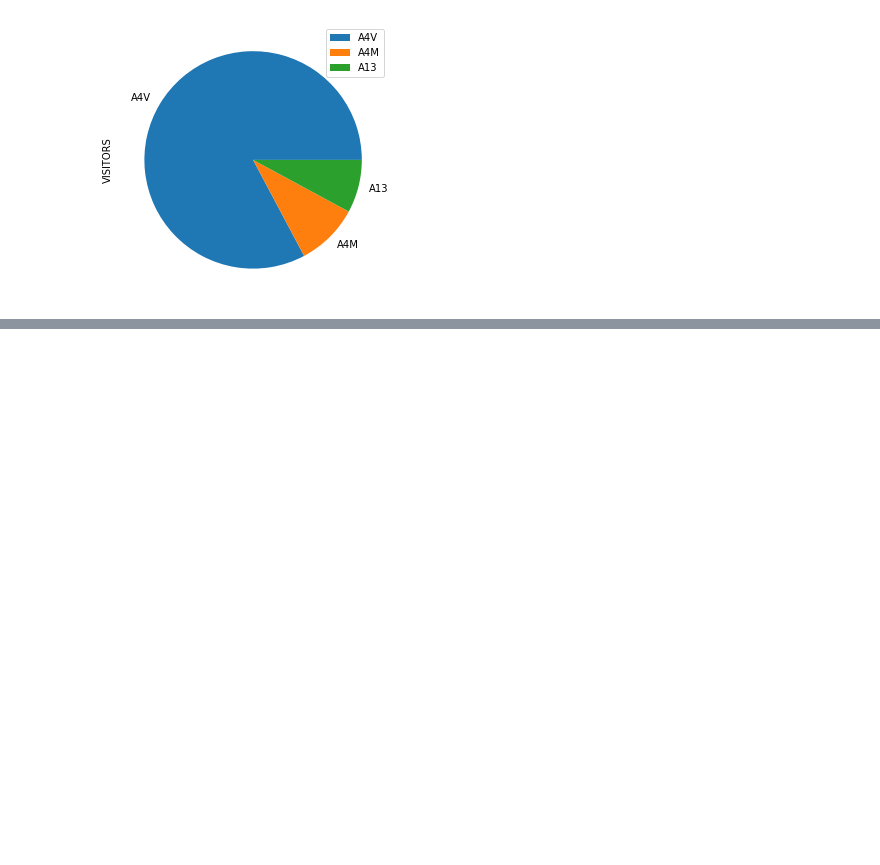
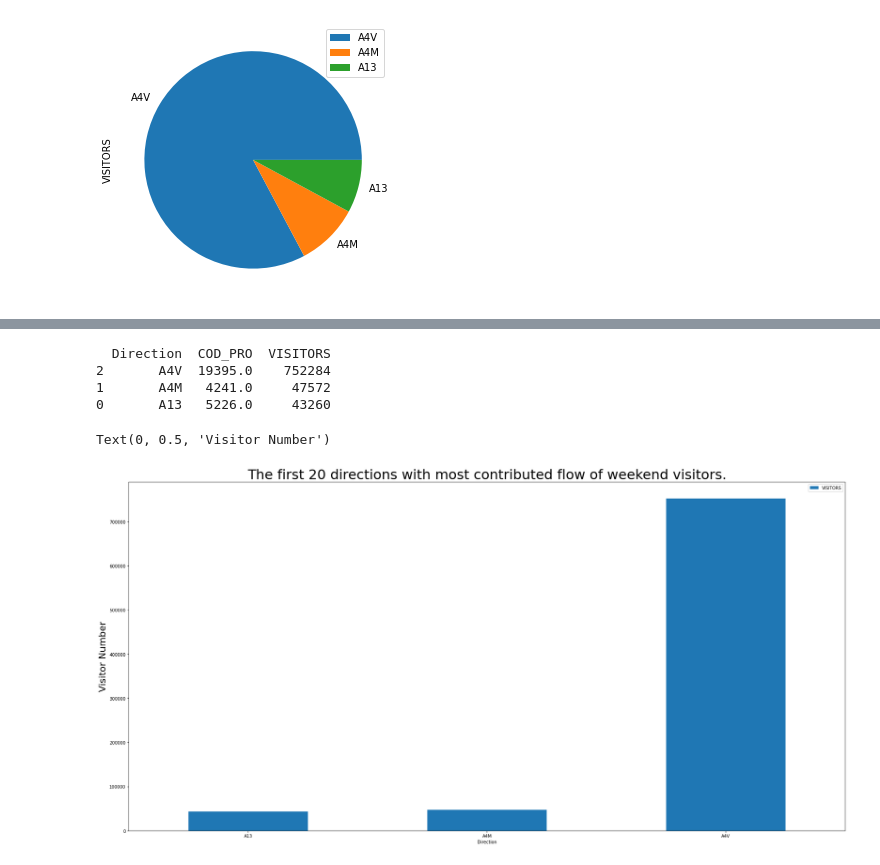
Before and after one commit to mustafaAlgun/Vodafone-Connection-Project, a Jupyter notebook: Project-checkpoint.ipynb, the cells around one changed output, grey strips where cells are left out. Saved outputs shown, nothing was run; the diff lists cells and outputs as text; code cells hidden in the pictures; blank space fills up the shorter version.

```diff
--- a/Project-checkpoint.ipynb
+++ b/Project-checkpoint.ipynb
@@ -148,0 +210,16 @@ df_weekend
+# %%
+#First 20 directions with most visitors
+df_h20Dweekend = df_h20weekend.groupby(['Direction']).sum().reset_index()
+df_Dmax = df_h20Dweekend.sort_values('VISITORS',ascending = False)
+print(df_Dmax)
+
+ax = df_h20Dweekend.plot.bar(x='Direction', y='VISITORS', rot=0,figsize=(30, 15))
+ax.set_title('The first 20 directions with most contributed flow of weekend visitors.', fontdict={'size':32})
+ax.set_ylabel(ylabel='Visitor Number', fontdict={'size':22})
+# %% [output]
+  Direction  COD_PRO  VISITORS
+2       A4V  19395.0    752284
+1       A4M   4241.0     47572
+0       A13   5226.0     43260
+Text(0, 0.5, 'Visitor Number')
+[figure, added]
```
Also changed, not shown: parts of 17 cells of this notebook, 1 other file.
